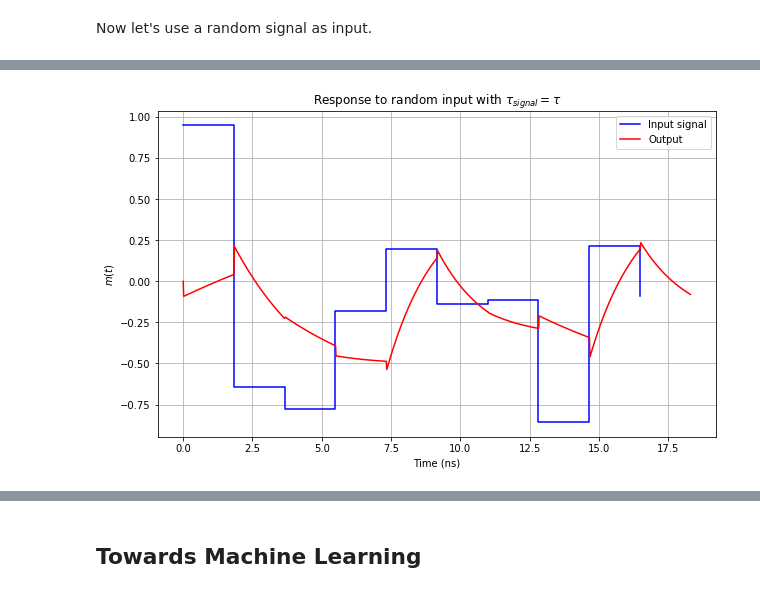
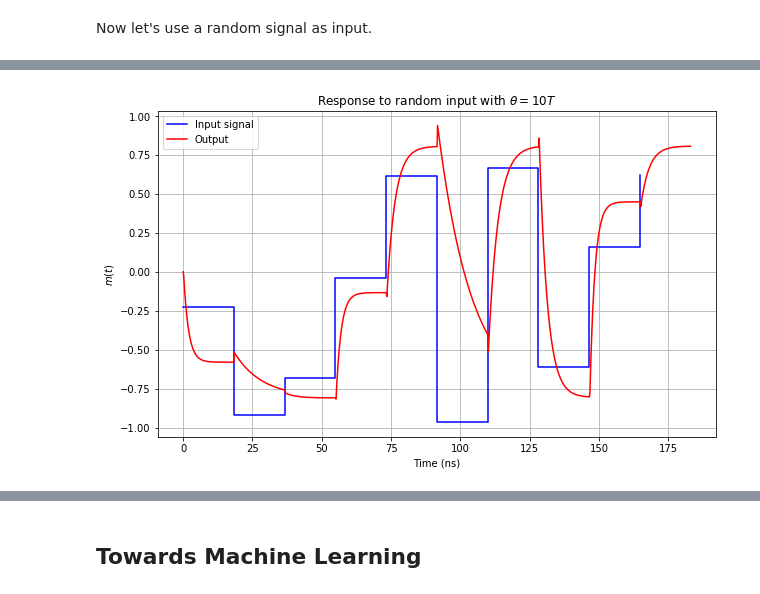
Before and after one commit to spintronic-computing-group/spnc, a Jupyter notebook: notebooks/SPNC-anisotropy/SP_anisotropy_learning.ipynb, the cells around one changed output, grey strips where cells are left out. Saved outputs shown, nothing was run; the diff lists cells and outputs as text; code cells hidden in the pictures.

```diff
--- a/notebooks/SPNC-anisotropy/SP_anisotropy_learning.ipynb
+++ b/notebooks/SPNC-anisotropy/SP_anisotropy_learning.ipynb
@@ -41,9 +41,9 @@ f0 = 1e10
 # %%
 spn.k_s = 1
 SPN.calculate_energy_barriers(spn)
-tau = 1./(spn.get_omega_prime()*f0) #Characteristic memory time
-t_step = tau/100 #We take a t_step 100 times smaller than tau
-time = np.arange(0,5*tau,t_step) #We want to see 5 tau
+T = 1./(spn.get_omega_prime()*f0) #Characteristic memory time
+t_step = T/100 #We take a t_step 100 times smaller than T
+time = np.arange(0,5*T,t_step) #We want to see 5 T
 m_t = [spn.get_m()]
 
 for i in range(len(time)-1):
@@ -69,0 +105,22 @@ def rnd_signal(n):
+# %%
+spn = SPN.SP_Network(h,theta_H,k_s_0,phi,beta_prime)
+SPN.calculate_energy_barriers(spn)
+T = 1./(spn.get_omega_prime()*f0)
+
+n = 10 #Number of inputs
+N = 100 #Number of steps per input
+theta = T/10 #Duration of each input
+t_step = theta/N #We take a t_step 100 times smaller than theta
+signal = rnd_signal(n) #Input signal
+time_signal = np.arange(n)*theta
+time = np.linspace(0,n*theta,n*N)
+
+m_t = []
+
+for i in range(n):
+    m_t.append(spn.get_m())
+    spn.k_s = signal[i]
+    SPN.calculate_energy_barriers(spn)
+    for j in range(N-1):
+        spn.evolve(f0,t_step)
+        m_t.append(spn.get_m())
@@ -70,15 +140,15 @@ def rnd_signal(n):
 # %%
 spn = SPN.SP_Network(h,theta_H,k_s_0,phi,beta_prime)
 SPN.calculate_energy_barriers(spn)
-tau = 1./(spn.get_omega_prime()*f0)
+T = 1./(spn.get_omega_prime()*f0)
 
 n = 10 #Number of inputs
 N = 100 #Number of steps per input
-tau_signal = tau #Duration of each input
-t_step = tau_signal/N #We take a t_step 100 times smaller than tau_signal
+theta = T*10 #Duration of each input
+t_step = theta/N #We take a t_step 100 times smaller than tau_signal
 signal = rnd_signal(n) #Input signal
-time_signal = np.arange(n)*tau_signal
-time = np.linspace(0,n*tau_signal,n*N)
+time_signal = np.arange(n)*theta
+time = np.linspace(0,n*theta,n*N)
 
 m_t = []
 
@@ -92,13 +162,13 @@ for i in range(n):
 # %%
 plt.figure(figsize=(10,6))
 plt.plot(time_signal*1e9,signal,'b-',drawstyle='steps-post',label="Input signal")
 plt.plot(time*1e9,m_t,'r-',label="Output")
 plt.grid(True)
 plt.legend(loc="best")
-plt.title("Response to random input with "+r'$\tau_{signal}=\tau$')
+plt.title("Response to random input with "+r'$\theta=10T$')
 plt.ylabel(r'$m(t)$')
 plt.xlabel("Time (ns)")
 plt.show()
 plt.show()
 # %% [output]
-[figure, old version]
+[figure, new version]
```
Also changed, not shown: parts of 28 cells of this notebook, 2 other files.
